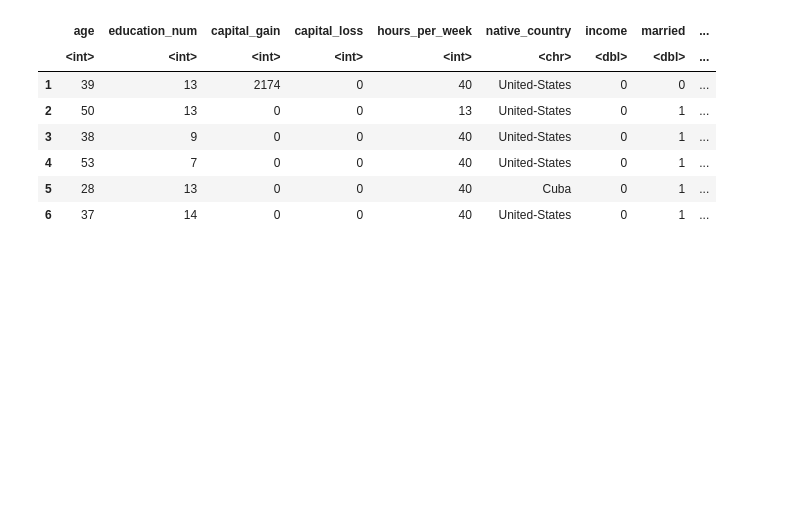
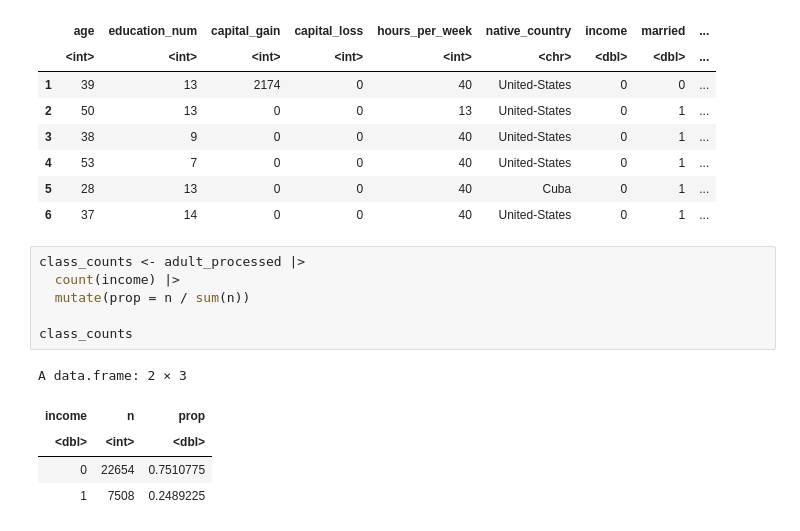
Before and after one commit to UBC-DSCI-310-2025W2/dsci-310-group-12, a Jupyter notebook: salary_analysis.ipynb, the cells around one changed output. Drawn from its saved outputs; the diff is of its cells as text; blank space fills up the shorter version.

```diff
--- a/salary_analysis.ipynb
+++ b/salary_analysis.ipynb
@@ -73,3 +117,15 @@ A data.frame: 6 × 14
 | 4 | 53 | 7 | 0 | 0 | 40 | United-States | 0 | 1 | ... |
 | 5 | 28 | 13 | 0 | 0 | 40 | Cuba | 0 | 1 | ... |
 | 6 | 37 | 14 | 0 | 0 | 40 | United-States | 0 | 1 | ... |
+# %%
+class_counts <- adult_processed |>
+  count(income) |>
+  mutate(prop = n / sum(n))
+
+class_counts
+# %% [output]
+A data.frame: 2 × 3
+| income | n | prop |
+| <dbl> | <int> | <dbl> |
+| 0 | 22654 | 0.7510775 |
+| 1 | 7508 | 0.2489225 |
```
Also changed, not shown: parts of 9 cells of this notebook, 4 other files.
